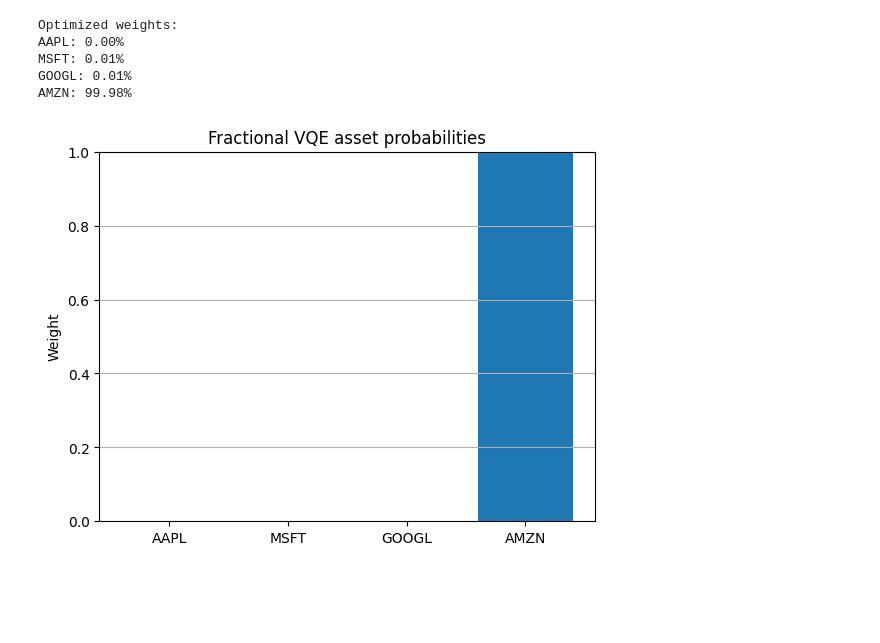
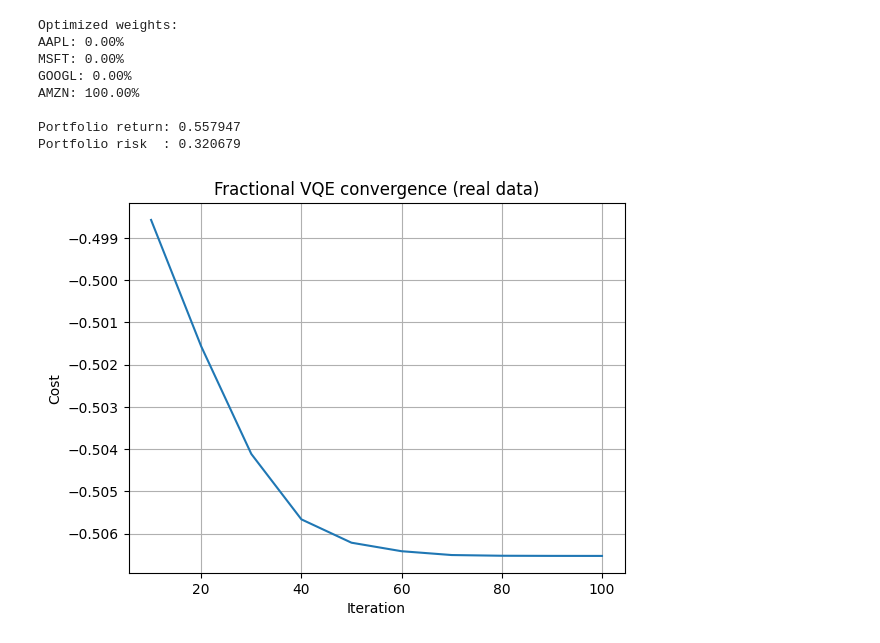
Before and after one commit to SidRichardsQuantum/VQE_Portfolio_Optimization, a Jupyter notebook: notebooks/Examples/Real_Example.ipynb, the cells around one changed output. Cells and saved outputs as stored; diff of their text form; code cells hidden in the pictures; blank space fills up the shorter version.

```diff
--- a/notebooks/Examples/Real_Example.ipynb
+++ b/notebooks/Examples/Real_Example.ipynb
@@ -88,0 +136,21 @@ plt.show()
+# %%
+# ---- Optimize ----
+thetas = np.array(np.random.uniform(0, np.pi, n_assets), requires_grad=True)
+opt = qml.AdamOptimizer(stepsize=cfg.stepsize)
+
+history_steps = []
+history_cost = []
+
+for t in range(cfg.steps):
+    thetas, cost = opt.step_and_cost(objective, thetas)
+
+    if (t + 1) % cfg.log_every == 0:
+        w = angles_to_weights(thetas)
+        history_steps.append(t + 1)
+        history_cost.append(float(cost))
+        print(
+            f"step {t+1:03d}  cost={float(cost):.6f}  sum(w)={float(np.sum(w)):.6f}"
+        )
+
+w_opt = angles_to_weights(thetas)
+w_opt = w_opt / (np.sum(w_opt) + 1e-12)
@@ -89,21 +168,30 @@ plt.show()
 # %%
-# Results
-print("Optimized weights:")
+# ---- Report ----
+print("\nOptimized weights:")
 for t, w in zip(tickers, w_opt):
     print(f"{t}: {float(w)*100:.2f}%")
+
+print(f"\nPortfolio return: {float(portfolio_return(w_opt)):.6f}")
+print(f"Portfolio risk  : {float(np.sqrt(portfolio_variance(w_opt))):.6f}")
 # %% [output]
 Optimized weights:
 AAPL: 0.00%
-MSFT: 0.01%
-GOOGL: 0.01%
-AMZN: 99.98%
+MSFT: 0.00%
+GOOGL: 0.00%
+AMZN: 100.00%
+
+Portfolio return: 0.557947
+Portfolio risk  : 0.320679
 # %%
-# Bar plot
+# ---- Convergence plot ----
 plt.figure()
-plt.bar(tickers, w_opt)
-plt.ylabel("Weight"); plt.ylim(0,1); plt.title("Fractional VQE asset probabilities"); plt.grid(axis="y")
-plt.savefig("../images/Fractional_Example_Probabilities.png", dpi=300, bbox_inches="tight")
+plt.plot(history_steps, history_cost)
+plt.xlabel("Iteration")
+plt.ylabel("Cost")
+plt.title("Fractional VQE convergence (real data)")
+plt.grid(True)
+plt.savefig(os.path.join(OUTDIR, "Fractional_Example_Convergence.png"), dpi=300, bbox_inches="tight")
 plt.show()
 # %% [output]
-[figure, old version]
+[figure, new version]
 # %%
```
Also changed, not shown: parts of 10 cells of this notebook, 26 other files.
